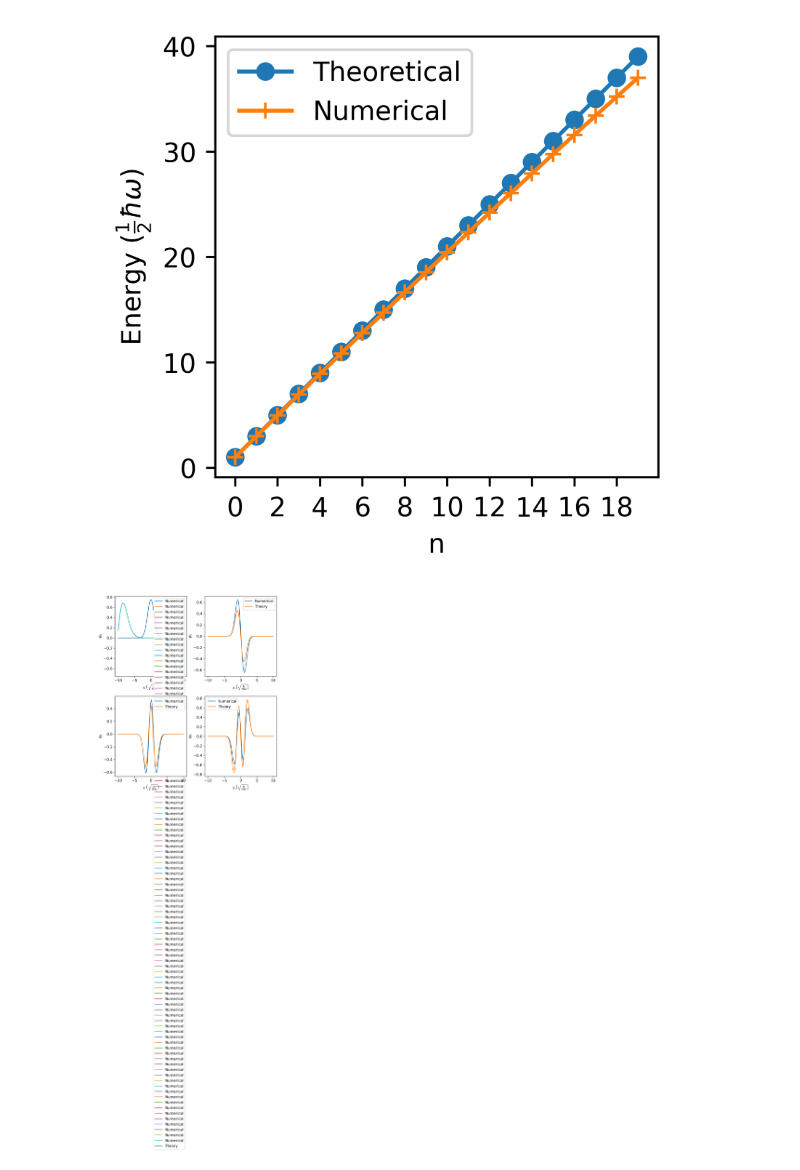
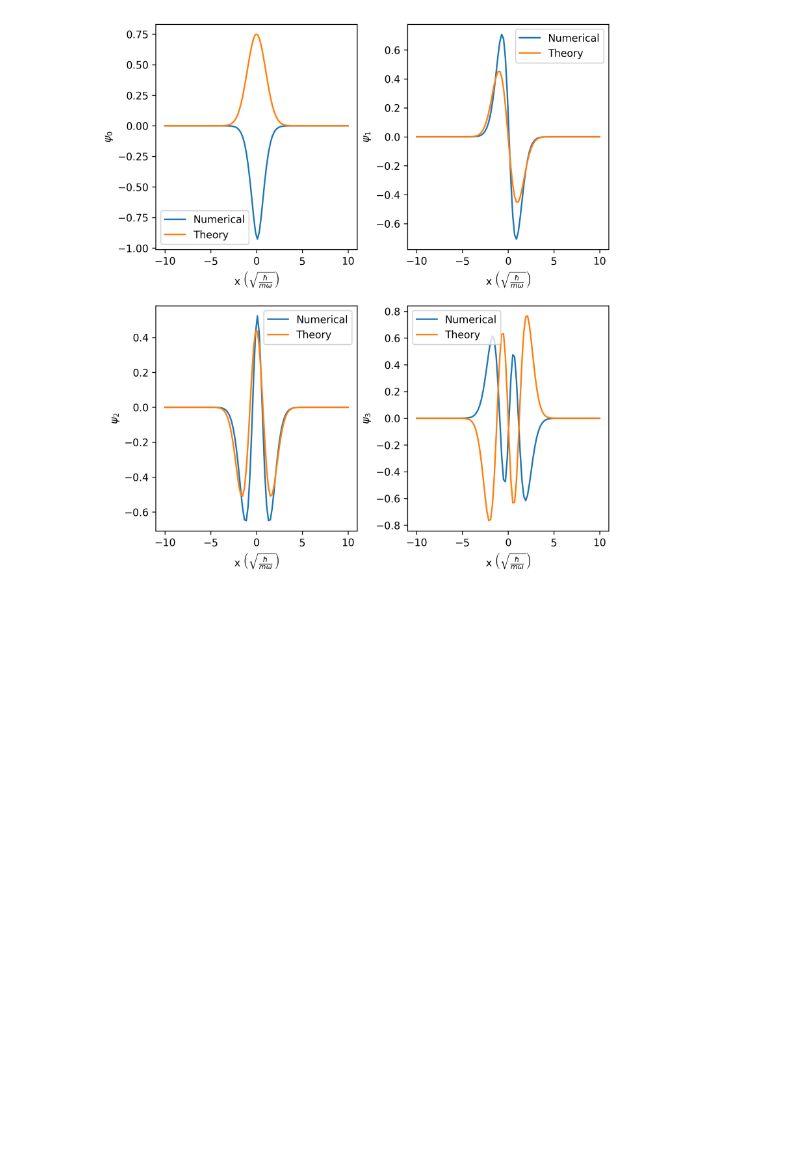
Before and after one commit to PeterK-UWP/Computational_Python, a Jupyter notebook: final_exam/quantum_oscillator.ipynb, the cells around one changed output. Saved outputs shown, nothing was run; the diff lists cells and outputs as text; code cells hidden in the pictures; blank space fills up the shorter version.

```diff
--- a/final_exam/quantum_oscillator.ipynb
+++ b/final_exam/quantum_oscillator.ipynb
@@ -90,37 +101,51 @@ def Quantum_1D(xmin, xmax, no_pts, potential, param=None):
 a = 10
 no_pts = 100
 x = np.linspace(-a, a, no_pts)
-alpha = 0.5
+alpha = a/2 # mw^2a/2 where m = w = 1
 
-#harmonic = lambda x: x**2
-#alue, vector = Quantum_1D(-a, a, no_pts, harmonic)
-#print(value[0], value[1], value[2], value[3])
+absolute = lambda x: alpha * np.abs(x)
 
-for i in x:
+"""
+for i in x: # for each point
+    pos_x_values = []
+    pos_x_vectors = []
+    neg_x_values = []
+    neg_x_vectors = []
     if i > 0:
         # get values for x > 0
-        potential = lambda x: alpha * x
+        potential = lambda i: alpha * i
         value_pos, vector_pos = Quantum_1D(-a, a, no_pts, potential)
-        ax0.plot(x, vector_pos[0], label='Numerical') # fix this to piecewise
+        print(f'value pos {value_pos}')
+        pos_x_values.append(value_pos)
+        pos_x_vectors.append(vector_pos)
 
     else:
         # gets values for x < 0
-        potential = lambda x: -alpha * x
+        potential = lambda i: -alpha * i
         value_neg, vector_neg = Quantum_1D(-a, a, no_pts, potential)
+        print(f'value neg {value_neg}')
+        #print(f'neg val{value_neg}, neg vec{vector_neg}')
 
-NN = [i for i in range(20)]
-theory = [(2 * i + 1) for i in NN]
-numerical = [value[i] for i in NN]
+        neg_x_values.append(value_neg)
+        neg_x_vectors.append(vector_neg)
+"""
 
-fig = plt.figure(figsize=(3, 3), dpi=300)
-plt.plot(NN, theory, marker='o', label='Theoretical')
-plt.plot(NN, numerical, marker='+', label='Numerical')
-plt.xticks(np.arange(0, len(NN), step=2))
-plt.xlabel('n')
-plt.ylabel(r'Energy ($\frac{1}{2}\hbar\omega$)')
-plt.legend()
-plt.gcf().set_dpi(600)
-plt.show()
+value, vector = Quantum_1D(-a, a, no_pts, absolute)
+
+#print(f'printing{value},,, {vector}') #n of values = n of vectors
+#NN = [i for i in range(20)] # gives 0 - 19 values
+#theory = [(2 * i + 1) for i in NN]
+#numerical = [value[i] for i in NN]
+
+#fig = plt.figure(figsize=(3, 3), dpi=300)
+##plt.plot(NN, theory, marker='o', label='Theoretical')
+#plt.plot(NN, numerical, marker='+', label='Numerical')
+#plt.xticks(np.arange(0, len(NN), step=2))
+#plt.xlabel(r'Eigenvalue ($\lambda$)')
+#plt.ylabel(r'Energy ($\frac{1}{2}\hbar\omega$)')
+#plt.legend()
+#plt.gcf().set_dpi(600)
+#plt.show()
 
 theory0 = [(np.pi) ** -0.25 * np.exp(-xx * xx / 2) for xx in x]
 theory1 = [(np.pi) ** -0.25 * np.exp(-xx * xx / 2) * (-xx) for xx in x]
@@ -129,36 +154,32 @@ theory3 = [(8 * 6 * np.pi) ** -0.25 * np.exp(-xx * xx / 2) * (4 * xx * xx * xx -
 
 fig = plt.figure(figsize=(8, 9), dpi=300)
 gs = fig.add_gridspec(2, 2, hspace=0.25, wspace=0.25)
 (ax0, ax1), (ax2, ax3) = gs.subplots()
 
-ax0.plot(x, vector_pos[0], label='Numerical') # fix this to piecewise
-
-ax0.plot(x, vector_neg[0], label='Numerical') # fix this to piecewise
-
+ax0.plot(x, vector[0], label='Numerical') # fix this to piecewise
 ax0.plot(x, theory0, label='Theory')
 ax0.set_xlabel(r'x $\left(\sqrt{\frac{\hbar}{m \omega}}\right)$')
 ax0.set_ylabel(r'$\psi_0$')
 ax0.legend()
 
 ax1.plot(x, vector[1], label='Numerical')
 ax1.plot(x, theory1, label='Theory')
 ax1.set_xlabel(r'x $\left(\sqrt{\frac{\hbar}{m \omega}}\right)$')
 ax1.set_ylabel(r'$\psi_1$')
 ax1.legend()
 
 ax2.plot(x, vector[2], label='Numerical')
 ax2.plot(x, theory2, label='Theory')
 ax2.set_xlabel(r'x $\left(\sqrt{\frac{\hbar}{m \omega}}\right)$')
 ax2.set_ylabel(r'$\psi_2$')
 ax2.legend()
 
 ax3.plot(x, vector[3], label='Numerical')
 ax3.plot(x, theory3, label='Theory')
 ax3.set_xlabel(r'x $\left(\sqrt{\frac{\hbar}{m \omega}}\right)$')
 ax3.set_ylabel(r'$\psi_3$')
 ax3.legend()
 
 plt.show()
 # %% [output]
-[figure, old version]
+[figure, new version]
-[figure, removed]
```
Also changed, not shown: parts of 2 cells of this notebook, 6 other files.
